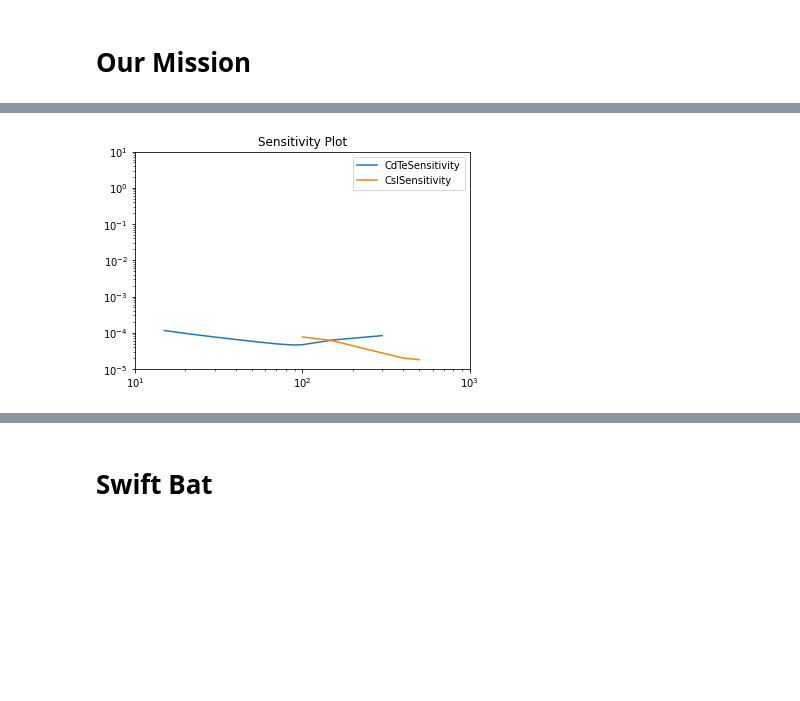
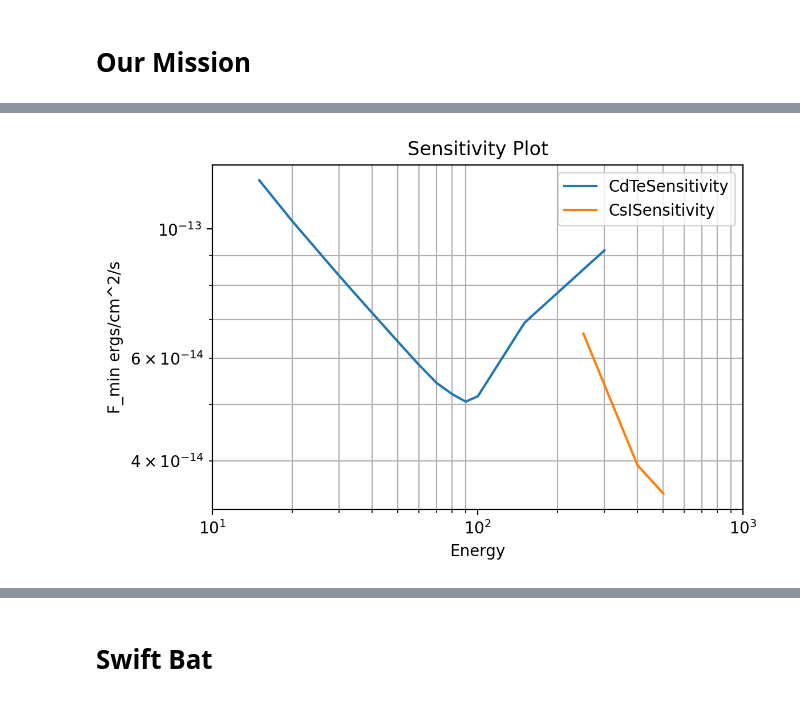
Before and after one commit to iamlrk/sensitivity_calculation, a Jupyter notebook: main.ipynb, the cells around one changed output, grey strips where cells are left out. Cells and saved outputs as stored; diff of their text form; code cells hidden in the pictures; blank space fills up the shorter version.

Commit message:
modified sensitivity.py to plot better

```diff
--- a/main.ipynb
+++ b/main.ipynb
@@ -25,11 +41,11 @@ cdte_mass_attentuation_coefficients = cdte_bg_curves['massatt'].values
 csi_mass_attentuation_coefficients = csi_bg_curves['massatt'].values
 cdte_background_values = {
     'density' : 5.85, # g/cc
-    'shield_thickness' : 10, # cm
+    'shield_thickness' : 0.1, # cm
     'mass_attentuation_coefficients' : cdte_mass_attentuation_coefficients,
     'energies' : cdte_energies, # keV
-    'solid_angle' : 0.7, # sterdaiens
-    'shield_leakage_bg_count_rates' : cdte_bg_curves['fig8'].values,
+    'solid_angle' : 0.14, # sterdaiens
+    'shield_leakage_bg_count_rates' : np.array(cdte_bg_curves['fig8'].values) * 1e-3,
     'rigidity_cut_off' : 1.3,
     'energy_counts' : cdte_bg_curves['fig5'].values,
     'thickness': 0.2, # cm
@@ -38,25 +54,27 @@ cdte_background_values = {
 }
 csi_background_values = {
     'density' : 4.51, # g/cc
-    'shield_thickness' : 0.84, # cm
+    'shield_thickness' : 0.1, # cm
     'mass_attentuation_coefficients' : csi_mass_attentuation_coefficients,
     'energies' : csi_energies, # keV
-    'solid_angle' : 0.7, # sterdaiens
-    'shield_leakage_bg_count_rates' : csi_bg_curves['fig8'].values,
+    'solid_angle' : 0.14, # sterdaiens
+    'shield_leakage_bg_count_rates' : np.array(csi_bg_curves['fig8'].values) * 1e-3,
     'rigidity_cut_off' : 1.3,
     'energy_counts' : csi_bg_curves['fig5'].values,
-    'thickness': 0.2, # cm
+    'thickness': 3, # cm
     'area': 3466.88, # cm^2
     'material': 'CsI',
 }
 
 cdte_bg_noise = sns.Background(**cdte_background_values)
 cdte_background = cdte_bg_noise.calculate_bg()
-fig, ax = plt.subplots()
+fig, ax = plt.subplots(dpi=200)
 ax = cdte_bg_noise.ploty(ax, show_plot=False)
 
 csi_bg_noise = sns.Background(**csi_background_values)
 csi_background = csi_bg_noise.calculate_bg()
+# ax = csi_bg_noise.ploty(ax, type='efficiency')
+# ax = cdte_bg_noise.ploty(ax, type='efficiency')
 # fig, ax = plt.subplots()
-a = csi_bg_noise.ploty(ax)
+# ax = csi_bg_noise.ploty(ax, type='efficiency')
 # %% [output]
@@ -65,33 +101,39 @@ a = csi_bg_noise.ploty(ax)
 cdte_sensitivity_values = {
     'background_noise' : cdte_background,
     'detector_efficiency' : cdte_bg_noise.efficiencies,
     'energies' : cdte_energies, # keV
     'area' : 3466.85, # cm^2
     'obstime': 0.87 * 48 * 60 * 60,
     'material': 'CdTe',
+    'solidangle': 1.4,
 }
 cdte_sensitivity = sns.Sensitivity(**cdte_sensitivity_values)
 cdte_sensitivities = cdte_sensitivity.calculate_sensitivity()
-snsfig, snsax = plt.subplots()
+snsfig, snsax = plt.subplots(dpi=200)
 snsax = cdte_sensitivity.ploty(snsax, show_plot=False)
 
 csi_sensitivity_values = {
     'background_noise' : csi_background,
     'detector_efficiency' : cdte_bg_noise.efficiencies,
     'energies' : csi_energies, # keV
     'area' : 3466.85, # cm^2
     'obstime': 0.87 * 48 * 60 * 60,
     'material': 'CsI',
+    'solidangle': 1.4,
 }
 csi_sensitivity = sns.Sensitivity(**csi_sensitivity_values)
 csi_sensitivities = csi_sensitivity.calculate_sensitivity()
 # snsfig, snsax = plt.subplots()
 snsax = csi_sensitivity.ploty(snsax, show_plot=False)
+snsax.grid()
+snsax.set_xlabel('Energy')
+snsax.set_ylabel('F_min ergs/cm^2/s')
 snsax.set_xlim(10, 1e3)
-snsax.set_ylim(1e-5, 10)
+snsax.grid(which='both')
+# snsax.set_ylim(1e-5, 10)
 plt.show()
 
 # ax = sensitivity.ploty(ax)
 # ax.plot(sensitivity.energies, sensitivity.sensitivities * 1.6022E-09)
 # %% [output]
-[figure, old version]
+[figure, new version]
```
Also changed, not shown: parts of 14 cells of this notebook, 5 other files.
